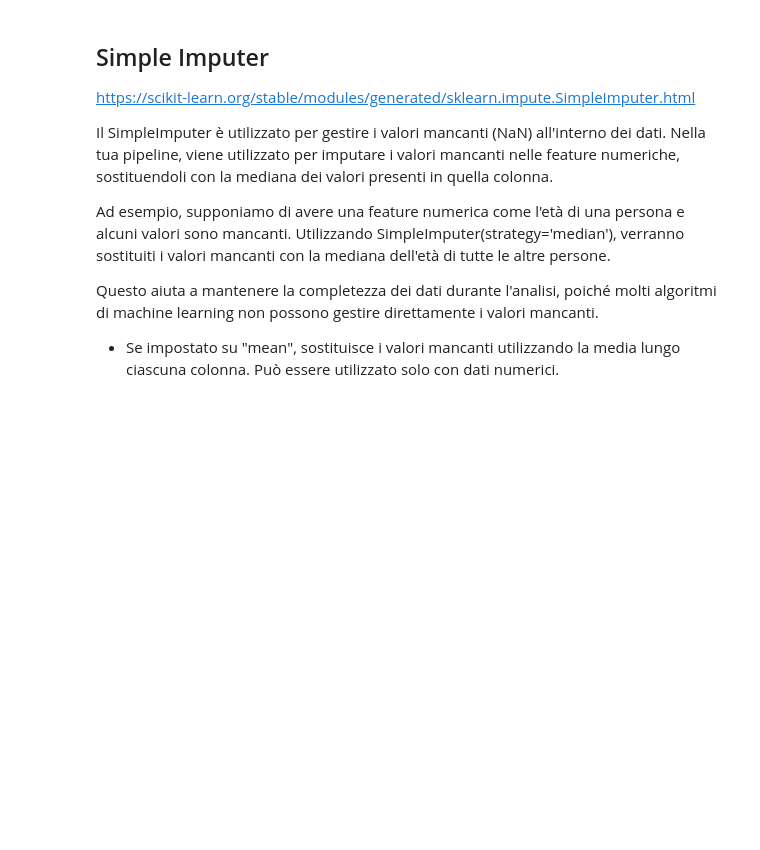
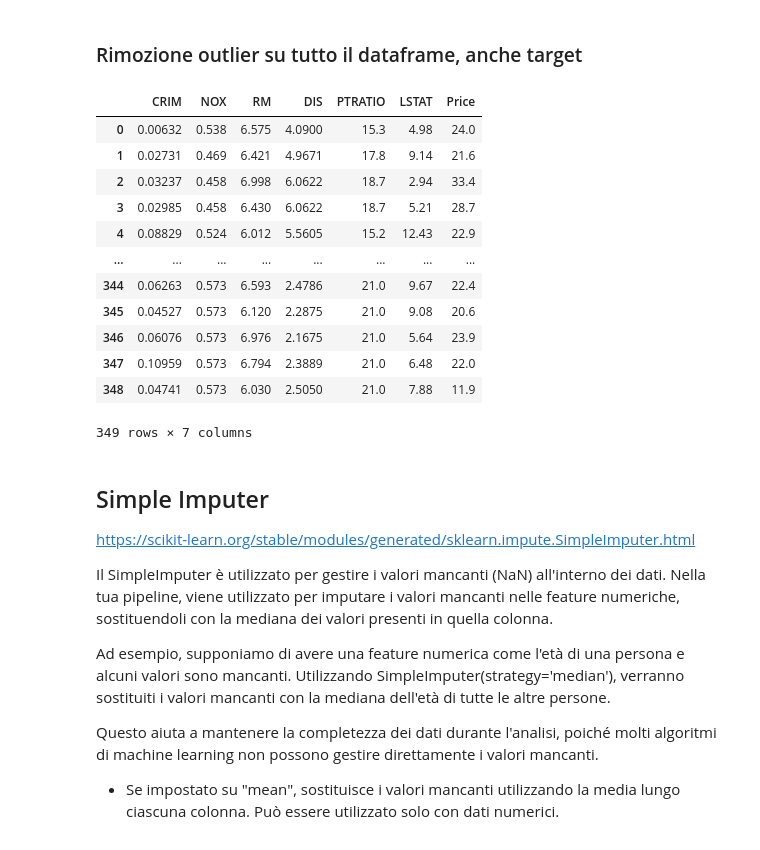
Before and after one commit to Frenz86/IFDM-25, a Jupyter notebook: Less12/Boston_RegPipe.ipynb, the cells around one changed output. Drawn from its saved outputs; the diff is of its cells as text; code cells hidden in the pictures; blank space fills up the shorter version.

```diff
--- a/Less12/Boston_RegPipe.ipynb
+++ b/Less12/Boston_RegPipe.ipynb
@@ -15,0 +14,6 @@ df =
+# %%
+path = 'https://frenzy86.s3.eu-west-2.amazonaws.com/IFAO/boston_houses.csv'
+
+df = pd.read_csv(path)
+df = df.rename(columns={"MEDV":"Price"})
+df
@@ -38,6 +42,40 @@ df =
 #remove features not useful
 df_clean = df[['CRIM', 'NOX', 'RM', 'DIS', 'PTRATIO', 'LSTAT','Price']]
 #df_clean = df.copy()
+# %% [markdown]
+### Rimozione outlier su tutto il dataframe, anche target
+# %%
+num_colum = [x for x, dtype in zip(df_clean.columns, df_clean.dtypes) if dtype.kind in ['i','f'] ]
+
+def remove_outliers(df_clean, columns, factor=1.5):
+    for col in columns:
+        Q1 = df_clean[col].quantile(0.25)
+        Q3 = df_clean[col].quantile(0.75)
+        IQR = Q3 - Q1
+        lower_bound = Q1 - factor * IQR
+        upper_bound = Q3 + factor * IQR
+        outlier_mask = (df_clean[col] >= lower_bound) & (df_clean[col] <= upper_bound)
+        df_clean = df_clean[outlier_mask].reset_index(drop=True)
+    return df_clean
+
+## numerical_features  ['CRIM', 'NOX', 'RM', 'DIS', 'PTRATIO', 'LSTAT']
+df_clean = remove_outliers(df_clean, num_colum)
+# %%
+df_clean
+# %% [output]
+|  | CRIM | NOX | RM | DIS | PTRATIO | LSTAT | Price |
+| 0 | 0.00632 | 0.538 | 6.575 | 4.0900 | 15.3 | 4.98 | 24.0 |
+| 1 | 0.02731 | 0.469 | 6.421 | 4.9671 | 17.8 | 9.14 | 21.6 |
+| 2 | 0.03237 | 0.458 | 6.998 | 6.0622 | 18.7 | 2.94 | 33.4 |
+| 3 | 0.02985 | 0.458 | 6.430 | 6.0622 | 18.7 | 5.21 | 28.7 |
+| 4 | 0.08829 | 0.524 | 6.012 | 5.5605 | 15.2 | 12.43 | 22.9 |
+| ... | ... | ... | ... | ... | ... | ... | ... |
+| 344 | 0.06263 | 0.573 | 6.593 | 2.4786 | 21.0 | 9.67 | 22.4 |
+| 345 | 0.04527 | 0.573 | 6.120 | 2.2875 | 21.0 | 9.08 | 20.6 |
+| 346 | 0.06076 | 0.573 | 6.976 | 2.1675 | 21.0 | 5.64 | 23.9 |
+| 347 | 0.10959 | 0.573 | 6.794 | 2.3889 | 21.0 | 6.48 | 22.0 |
+| 348 | 0.04741 | 0.573 | 6.030 | 2.5050 | 21.0 | 7.88 | 11.9 |
+349 rows × 7 columns
 # %%
 # STEP 1 - TRAIN TEST SPLITTING
 #Feature matrix and target vector
```
Also changed, not shown: parts of 4 cells of this notebook.
